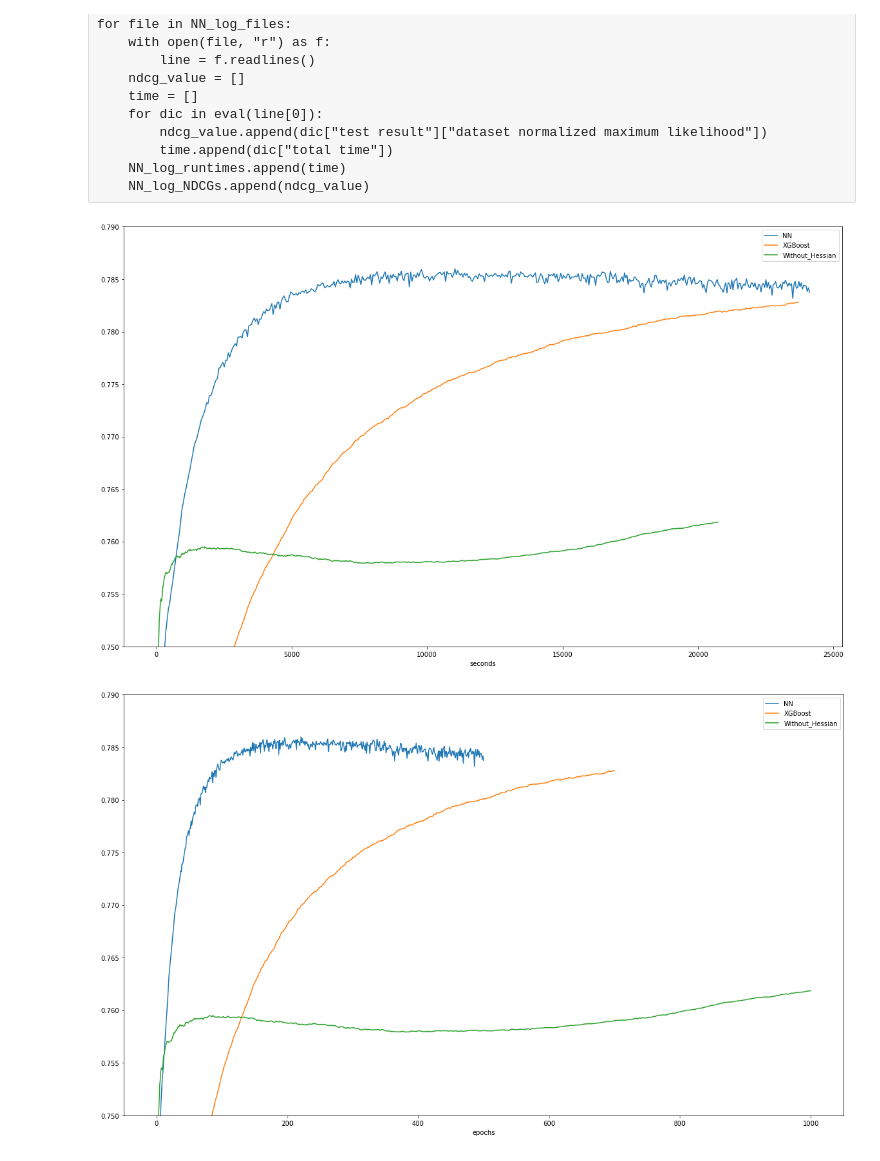
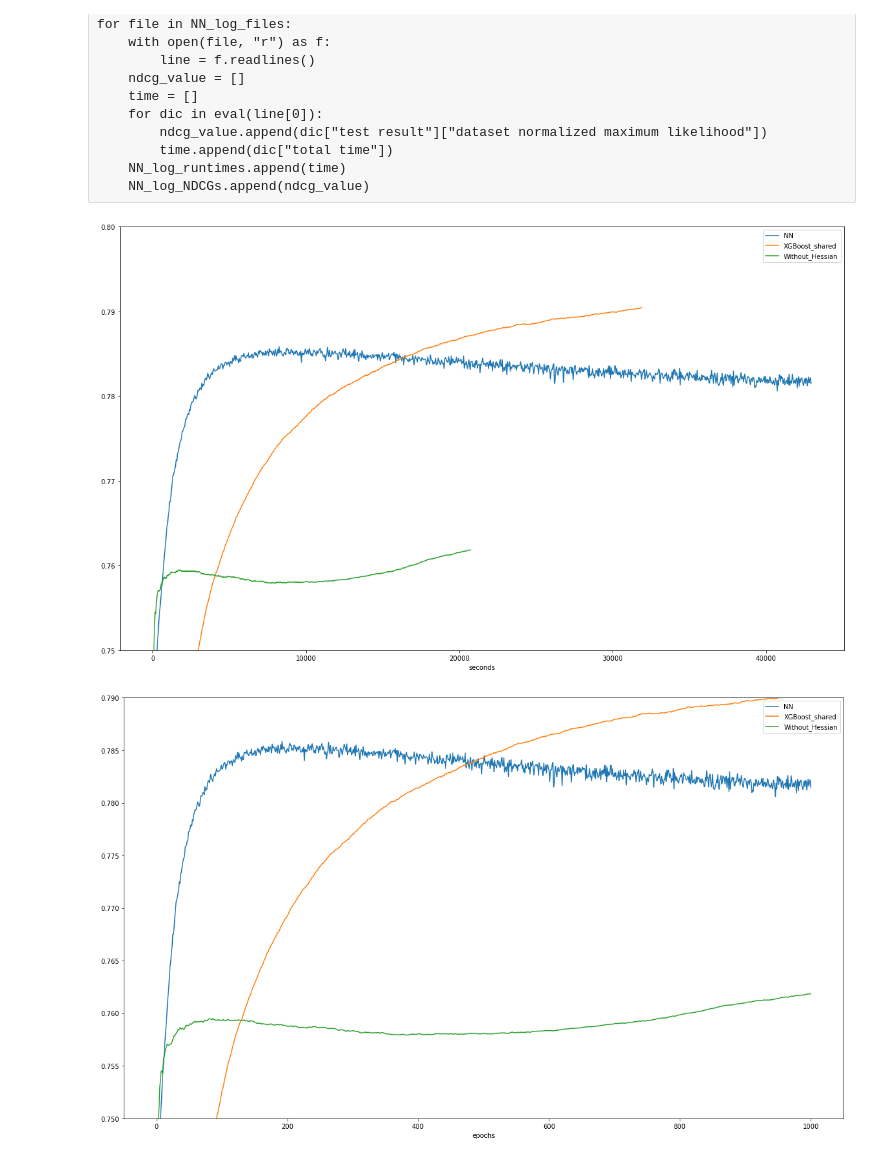
Before and after one commit to jkang98/plrank-short-paper, a Jupyter notebook: experiments/yahoo/K=10/plot_K_10_yahoo.ipynb, the cells around one changed output. Cells and saved outputs as stored; diff of their text form; code cells hidden in the pictures.

```diff
--- a/experiments/yahoo/K=10/plot_K_10_yahoo.ipynb
+++ b/experiments/yahoo/K=10/plot_K_10_yahoo.ipynb
@@ -50,6 +50,19 @@ for file in XGBoost_files:
         time.append(i["time"])
     XGBoost_runtimes.append(time)
     XGBoost_NDCGs.append(eval(lines[0])["test"]["NDCG@10"])
+# %%
+XGBoost_shared_files = glob.glob("experiment_xgboost_shared_yahoo_10-*.out")
+
+XGBoost_shared_NDCGs = []
+XGBoost_shared_runtimes = []
+for file in XGBoost_shared_files:
+    with open(file, "r") as f:
+        lines = f.readlines()
+    time = []
+    for i in eval(lines[1]):
+        time.append(i["time"])
+    XGBoost_shared_runtimes.append(time)
+    XGBoost_shared_NDCGs.append(eval(lines[0])["test"]["NDCG@10"])
 # %%
 Without_Hessian_files = glob.glob("experiment_without_hessian_yahoo_10-*.out")
 
@@ -66,42 +79,55 @@ for file in Without_Hessian_files:
 # %%
 plt.figure(figsize=(20, 12))
 plt.plot(
     np.mean(np.array(NN_runtimes), axis=0),
     np.mean(np.array(NN_NDCGs), axis=0),
     label="NN",
 )
 # plt.plot(
 #     np.mean(np.array(NN_log_runtimes), axis=0),
 #     np.mean(np.array(NN_log_NDCGs), axis=0),
 #     label="NN_log",
 # )
+# plt.plot(
+#     np.mean(np.array(XGBoost_runtimes), axis=0),
+#     np.mean(np.array(XGBoost_NDCGs), axis=0),
+#     label="XGBoost",
+# )
 plt.plot(
-    np.mean(np.array(XGBoost_runtimes), axis=0),
-    np.mean(np.array(XGBoost_NDCGs), axis=0),
-    label="XGBoost",
+    np.mean(np.array(XGBoost_shared_runtimes), axis=0),
+    np.mean(np.array(XGBoost_shared_NDCGs), axis=0),
+    label="XGBoost_shared",
 )
 plt.plot(
     np.mean(np.array(Without_Hessian_runtimes), axis=0),
     np.mean(np.array(Without_Hessian_NDCGs), axis=0),
     label="Without_Hessian",
 )
-plt.ylim(0.75, 0.79)
+plt.ylim(0.75, 0.80)
 plt.legend()
 plt.xlabel("seconds")
 plt.show()
 # %% [output]
-[figure, old version]
+[figure, new version]
 # %%
 plt.figure(figsize=(20, 12))
 plt.plot(
-    np.arange(0, 501), np.mean(np.array(NN_NDCGs), axis=0), label="NN",
+    np.arange(0, 1001), np.mean(np.array(NN_NDCGs), axis=0), label="NN",
 )
 # plt.plot(
 #     np.arange(0, 501), np.mean(np.array(NN_log_NDCGs), axis=0), label="NN_log",
 # )
+# plt.plot(
+#     np.arange(1, 1001), np.mean(np.array(XGBoost_NDCGs), axis=0), label="XGBoost",
+# )
 plt.plot(
-    np.arange(1, 701), np.mean(np.array(XGBoost_NDCGs), axis=0), label="XGBoost",
+    np.arange(1, 1001),
+    np.mean(np.array(XGBoost_shared_NDCGs), axis=0),
+    label="XGBoost_shared",
 )
+# plt.plot(
+#     np.arange(1, 501), np.mean(np.array(XGBoost_log_NDCGs), axis=0), label="XGBoost_log",
+# )
 plt.plot(
     np.arange(1, 1001),
     np.mean(np.array(Without_Hessian_NDCGs), axis=0),
@@ -112,4 +138,4 @@ plt.legend()
 plt.xlabel("epochs")
 plt.show()
 # %% [output]
-[figure, old version]
+[figure, new version]
```
Also changed, not shown: 33 other files.
